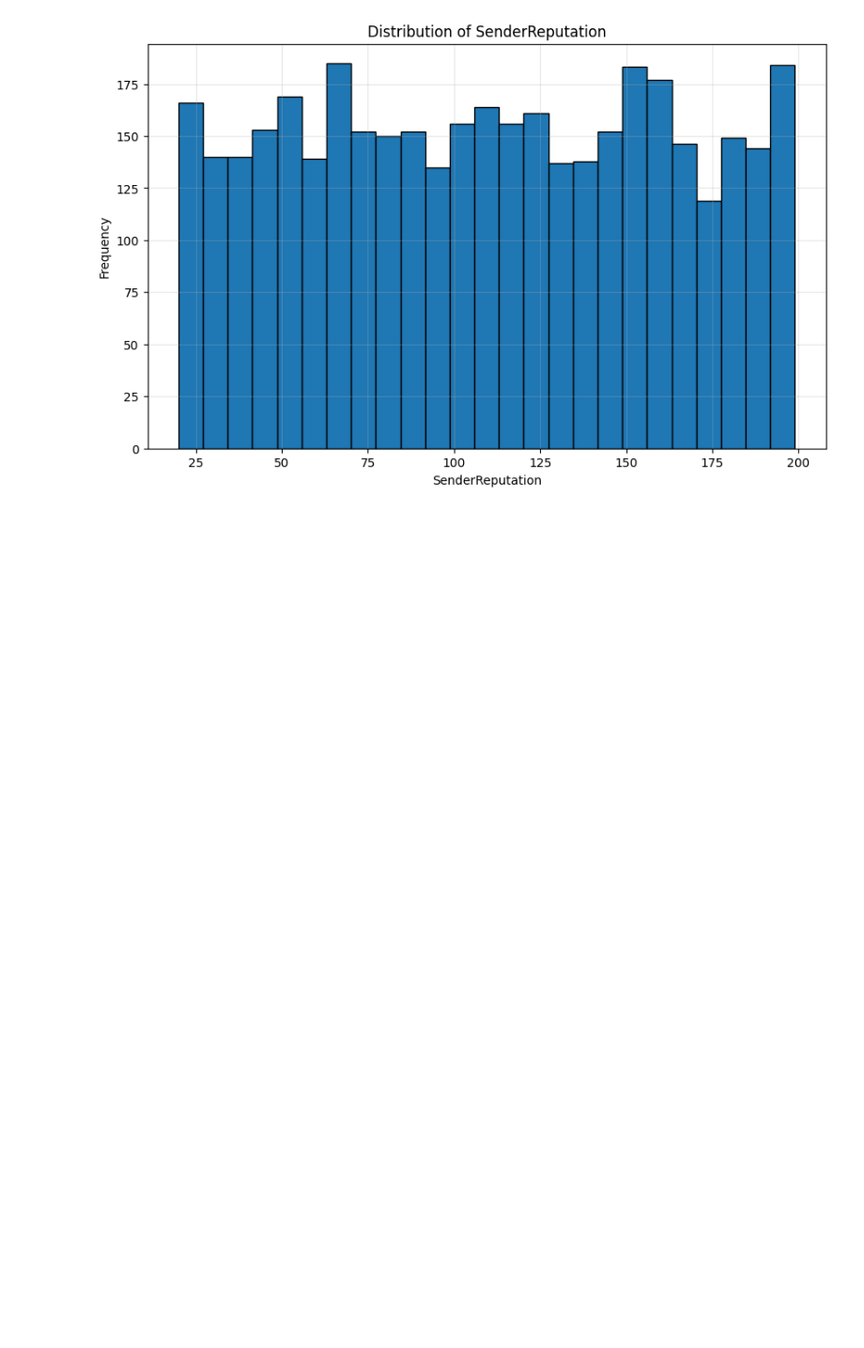
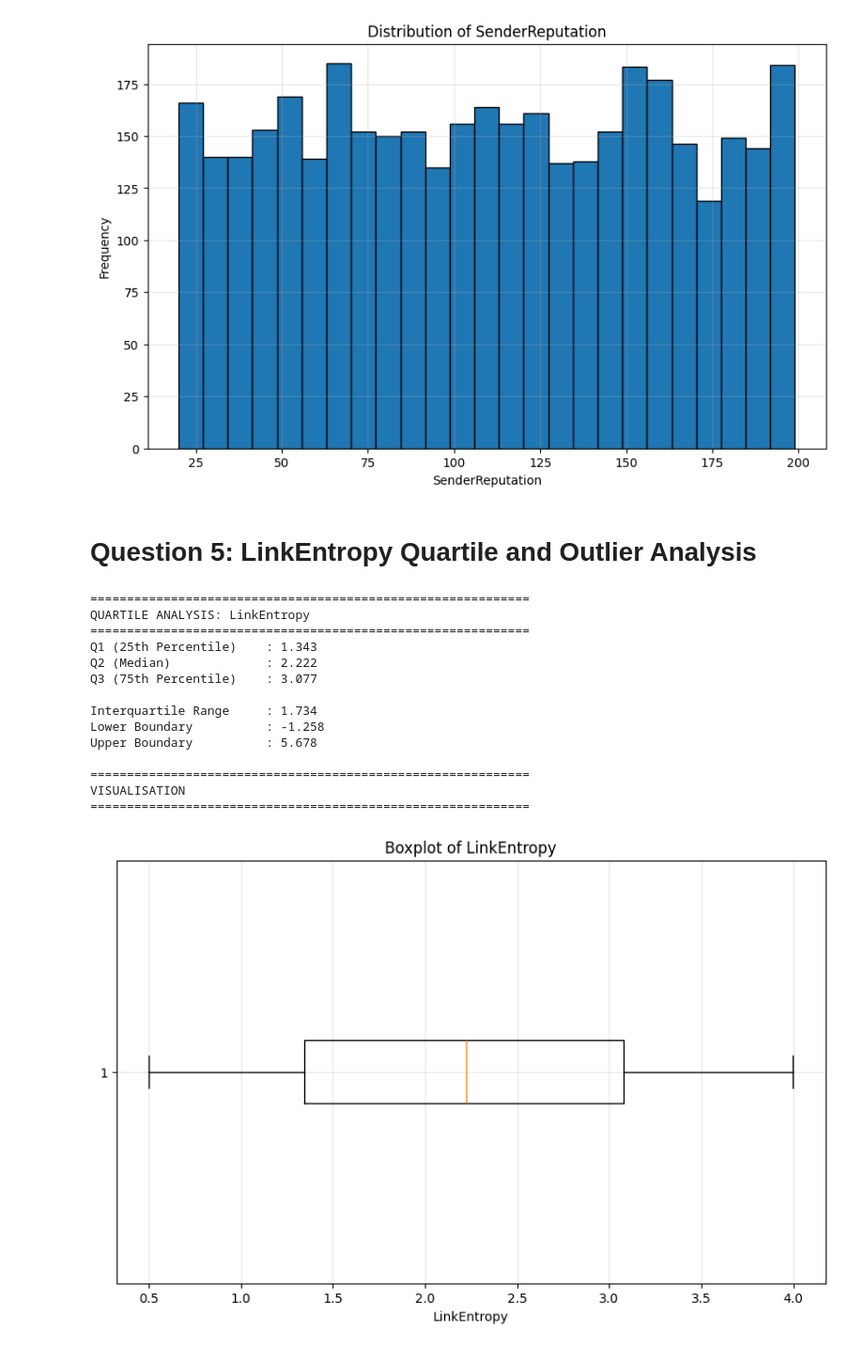
Before and after one commit to ujjwal-27/phising_detection, a Jupyter notebook: notebooks/phishing_detection.ipynb, the cells around one changed output. Shown at 94% size. Saved outputs shown, nothing was run; the diff lists cells and outputs as text; code cells hidden in the pictures; blank space fills up the shorter version.

```diff
--- a/notebooks/phishing_detection.ipynb
+++ b/notebooks/phishing_detection.ipynb
@@ -283,3 +281,82 @@ Standard Deviation    : 51.8
 VISUALISATION
 ============================================================
 [figure]
+# %% [markdown]
+# Question 5: LinkEntropy Quartile and Outlier Analysis
+# %%
+import matplotlib.pyplot as plt
+
+print("="*60)
+print("QUARTILE ANALYSIS: LinkEntropy")
+print("="*60)
+
+# Calculate quartiles
+
+quartiles = df3.approxQuantile(
+    "LinkEntropy",
+    [0.25,0.50,0.75],
+    0
+)
+
+Q1 = quartiles[0]
+Q2 = quartiles[1]
+Q3 = quartiles[2]
+
+IQR = Q3 - Q1
+
+lower_bound = Q1 - (1.5 * IQR)
+upper_bound = Q3 + (1.5 * IQR)
+
+print(f"Q1 (25th Percentile)    : {round(Q1,3)}")
+print(f"Q2 (Median)             : {round(Q2,3)}")
+print(f"Q3 (75th Percentile)    : {round(Q3,3)}")
+
+print(f"\nInterquartile Range     : {round(IQR,3)}")
+
+print(f"Lower Boundary          : {round(lower_bound,3)}")
+print(f"Upper Boundary          : {round(upper_bound,3)}")
+
+
+print("\n" + "="*60)
+print("VISUALISATION")
+print("="*60)
+
+
+# Convert to Pandas
+
+entropy_pd = df3.select(
+    "LinkEntropy"
+).toPandas()
+
+
+# Boxplot
+
+plt.figure(figsize=(10,6))
+
+plt.boxplot(
+    entropy_pd["LinkEntropy"],
+    vert=False
+)
+
+plt.xlabel("LinkEntropy")
+plt.title("Boxplot of LinkEntropy")
+
+plt.grid(alpha=0.3)
+
+plt.show()
+# %% [output]
+============================================================
+QUARTILE ANALYSIS: LinkEntropy
+============================================================
+Q1 (25th Percentile)    : 1.343
+Q2 (Median)             : 2.222
+Q3 (75th Percentile)    : 3.077
+
+Interquartile Range     : 1.734
+Lower Boundary          : -1.258
+Upper Boundary          : 5.678
+
+============================================================
+VISUALISATION
+============================================================
+[figure, added]
```
Also changed, not shown: parts of 6 cells of this notebook.
